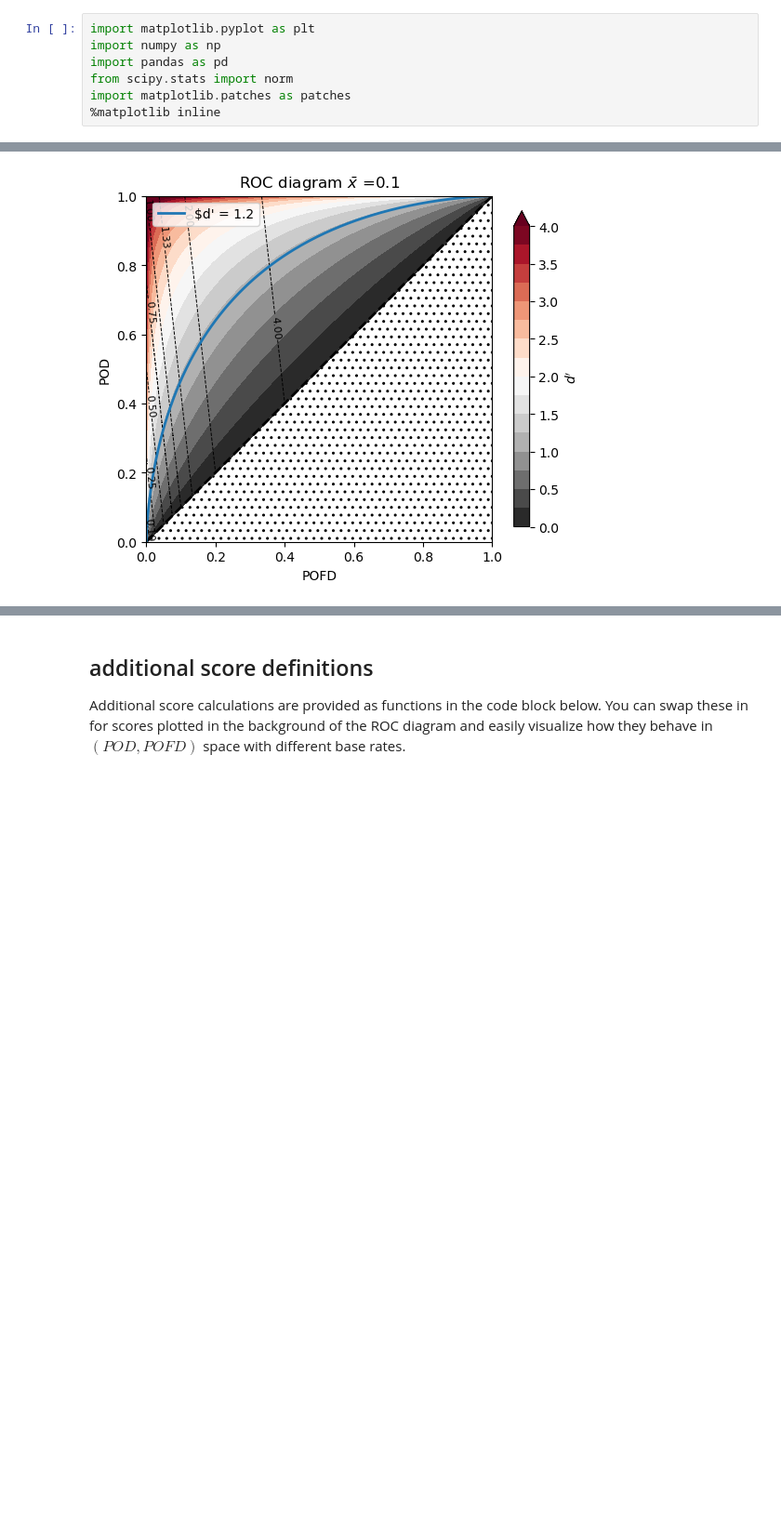
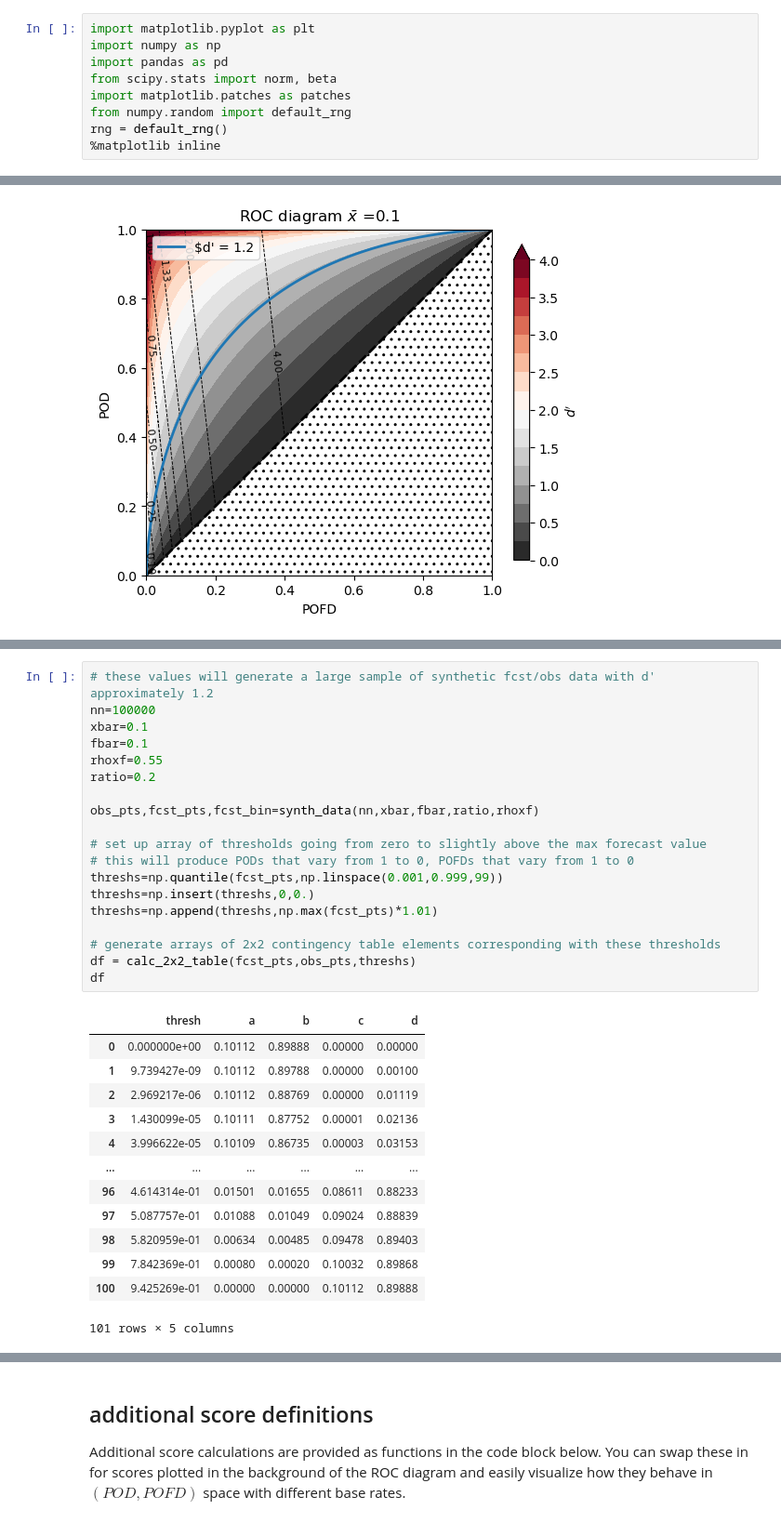
Before and after one commit to baldwin-ou/verification, a Jupyter notebook: intro_ROC_diagram.ipynb, the cells around one changed output, grey strips where cells are left out. Shown: that part at 93% size. Cells and saved outputs as stored; diff of their text form; blank space fills up the shorter version.

```diff
--- a/intro_ROC_diagram.ipynb
+++ b/intro_ROC_diagram.ipynb
@@ -2,8 +2,10 @@
 import matplotlib.pyplot as plt
 import numpy as np
 import pandas as pd
-from scipy.stats import norm
+from scipy.stats import norm, beta
 import matplotlib.patches as patches
+from numpy.random import default_rng
+rng = default_rng()
 %matplotlib inline
 # %% [markdown]
 # introduction to ROC diagrams
@@ -282,0 +338,33 @@ axs.legend()
+# %%
+# these values will generate a large sample of synthetic fcst/obs data with d' approximately 1.2
+nn=100000
+xbar=0.1
+fbar=0.1
+rhoxf=0.55
+ratio=0.2
+
+obs_pts,fcst_pts,fcst_bin=synth_data(nn,xbar,fbar,ratio,rhoxf)
+
+# set up array of thresholds going from zero to slightly above the max forecast value
+# this will produce PODs that vary from 1 to 0, POFDs that vary from 1 to 0
+threshs=np.quantile(fcst_pts,np.linspace(0.001,0.999,99))
+threshs=np.insert(threshs,0,0.)
+threshs=np.append(threshs,np.max(fcst_pts)*1.01)
+
+# generate arrays of 2x2 contingency table elements corresponding with these thresholds
+df = calc_2x2_table(fcst_pts,obs_pts,threshs)
+df
+# %% [output]
+|  | thresh | a | b | c | d |
+| 0 | 0.000000e+00 | 0.10112 | 0.89888 | 0.00000 | 0.00000 |
+| 1 | 9.739427e-09 | 0.10112 | 0.89788 | 0.00000 | 0.00100 |
+| 2 | 2.969217e-06 | 0.10112 | 0.88769 | 0.00000 | 0.01119 |
+| 3 | 1.430099e-05 | 0.10111 | 0.87752 | 0.00001 | 0.02136 |
+| 4 | 3.996622e-05 | 0.10109 | 0.86735 | 0.00003 | 0.03153 |
+| ... | ... | ... | ... | ... | ... |
+| 96 | 4.614314e-01 | 0.01501 | 0.01655 | 0.08611 | 0.88233 |
+| 97 | 5.087757e-01 | 0.01088 | 0.01049 | 0.09024 | 0.88839 |
+| 98 | 5.820959e-01 | 0.00634 | 0.00485 | 0.09478 | 0.89403 |
+| 99 | 7.842369e-01 | 0.00080 | 0.00020 | 0.10032 | 0.89868 |
+| 100 | 9.425269e-01 | 0.00000 | 0.00000 | 0.10112 | 0.89888 |
+101 rows × 5 columns
```
Also changed, not shown: parts of 8 cells of this notebook.
